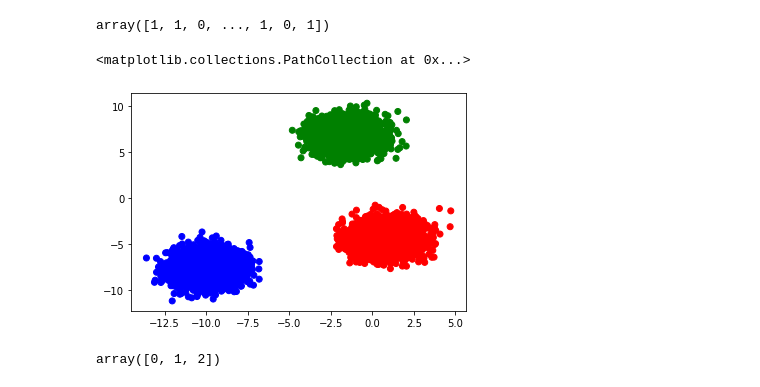
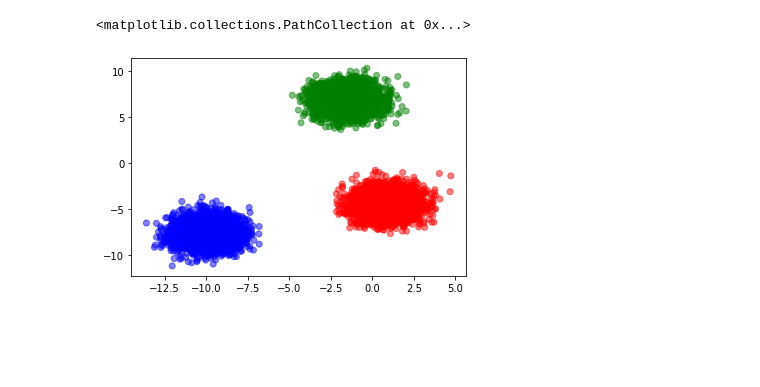
Before and after one commit to abhsri/AdvanceDL_Poject_Group9, a Jupyter notebook: Basic_Implementation_DL_project.ipynb, the cells around one changed output. Drawn from its saved outputs; the diff is of its cells as text; code cells hidden in the pictures; blank space fills up the shorter version.

```diff
--- a/Basic_Implementation_DL_project.ipynb
+++ b/Basic_Implementation_DL_project.ipynb
@@ -142,15 +175,11 @@ x, label = make_blobs(10000, n_features=2, centers=3, random_state=100)
 colormap = np.array(['r', 'g', 'b'])
 
 data = (x, label)
-# %%
-label
-# %% [output]
-array([1, 1, 0, ..., 1, 0, 1])
 # %%
-plt.scatter(x[:,0],x[:,1], c=colormap[label])
+plt.scatter(x[:,0],x[:,1], c=colormap[label], alpha=0.5)
 # %% [output]
 <matplotlib.collections.PathCollection at 0x...>
-[figure, old version]
+[figure, new version]
 # %%
 # data peterbations
 def make_preturb_data(data, noise_peterb=10**-4):
@@ -170,10 +199,6 @@ def convert_to_one_hot(data):
 # in layer 2 neurons
 # hidden layer 2 neurons
 # out layer 3 neurons, softmaxed
-# %%
-np.unique(label)
-# %% [output]
-array([0, 1, 2])
 # %%
 hyper_params = OmegaConf.create({
     'epochs': 500,
```
Also changed, not shown: parts of 14 cells of this notebook.
